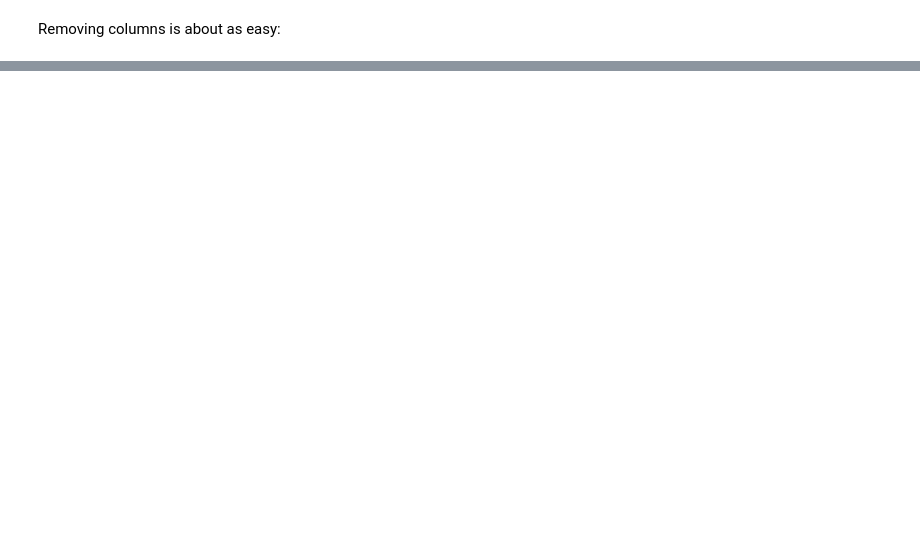
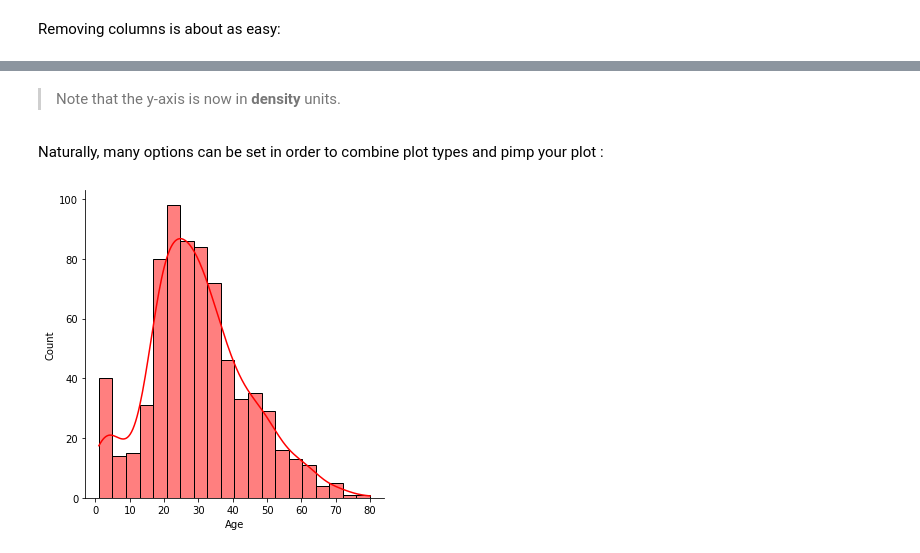
Before and after one commit to sib-swiss/intermediate-python-training, a Jupyter notebook: 01_data_manipulation_and_representation.ipynb, the cells around one changed output, grey strips where cells are left out. Saved outputs shown, nothing was run; the diff lists cells and outputs as text; code cells hidden in the pictures; blank space fills up the shorter version.

```diff
--- a/01_data_manipulation_and_representation.ipynb
+++ b/01_data_manipulation_and_representation.ipynb
@@ -939,0 +1180,8 @@ Index(['Year', 'town number', 'town name', 'Total', 'Swiss', 'Foreigner',
+# %% [markdown]
+> Note that the y-axis is now in **density** units.
+# %% [markdown]
+Naturally, many options can be set in order to combine plot types and pimp your plot :
+# %%
+g = sns.displot(df.Age, kde=True , color='red' )
+# %% [output]
+[figure, added]
```
Also changed, not shown: parts of 123 cells of this notebook, 1 other file.
